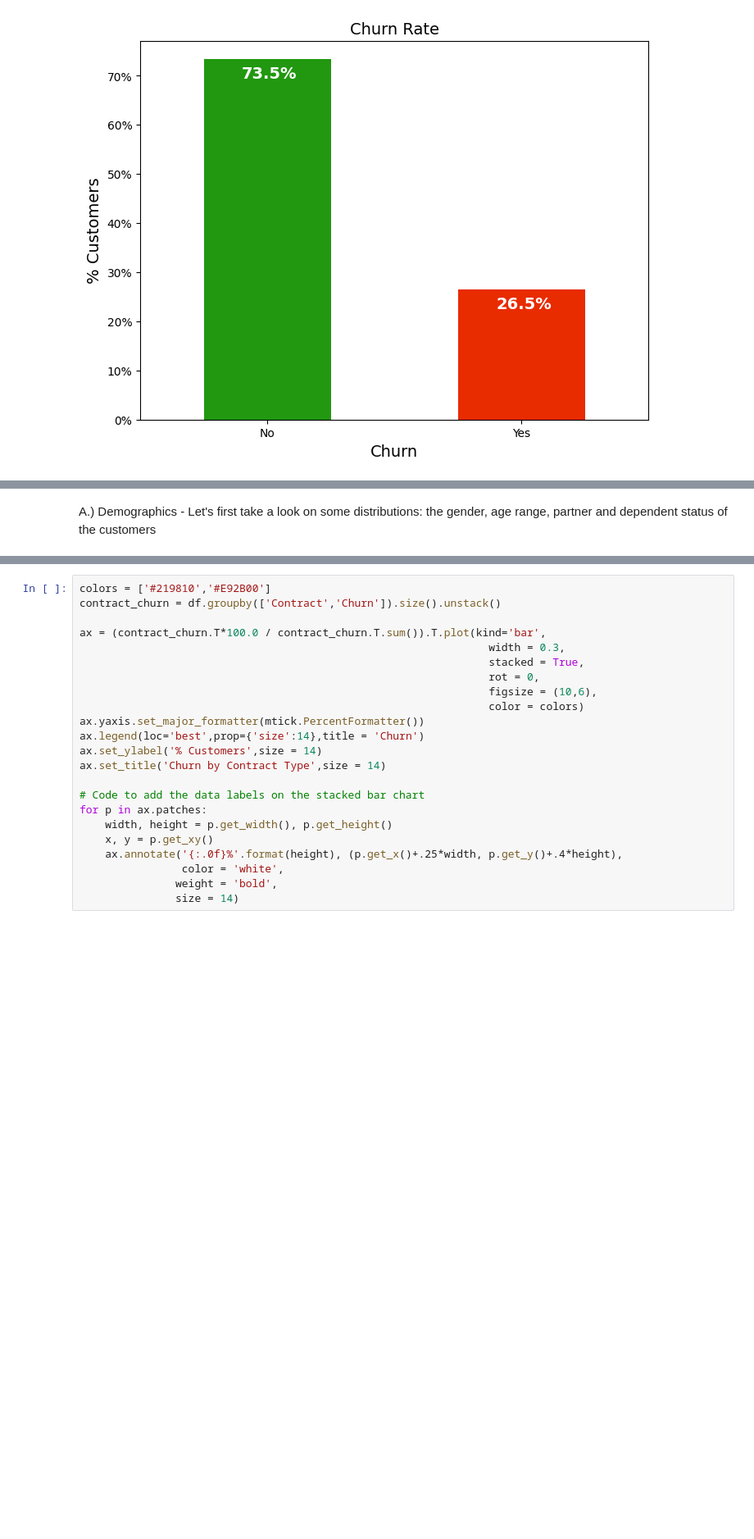
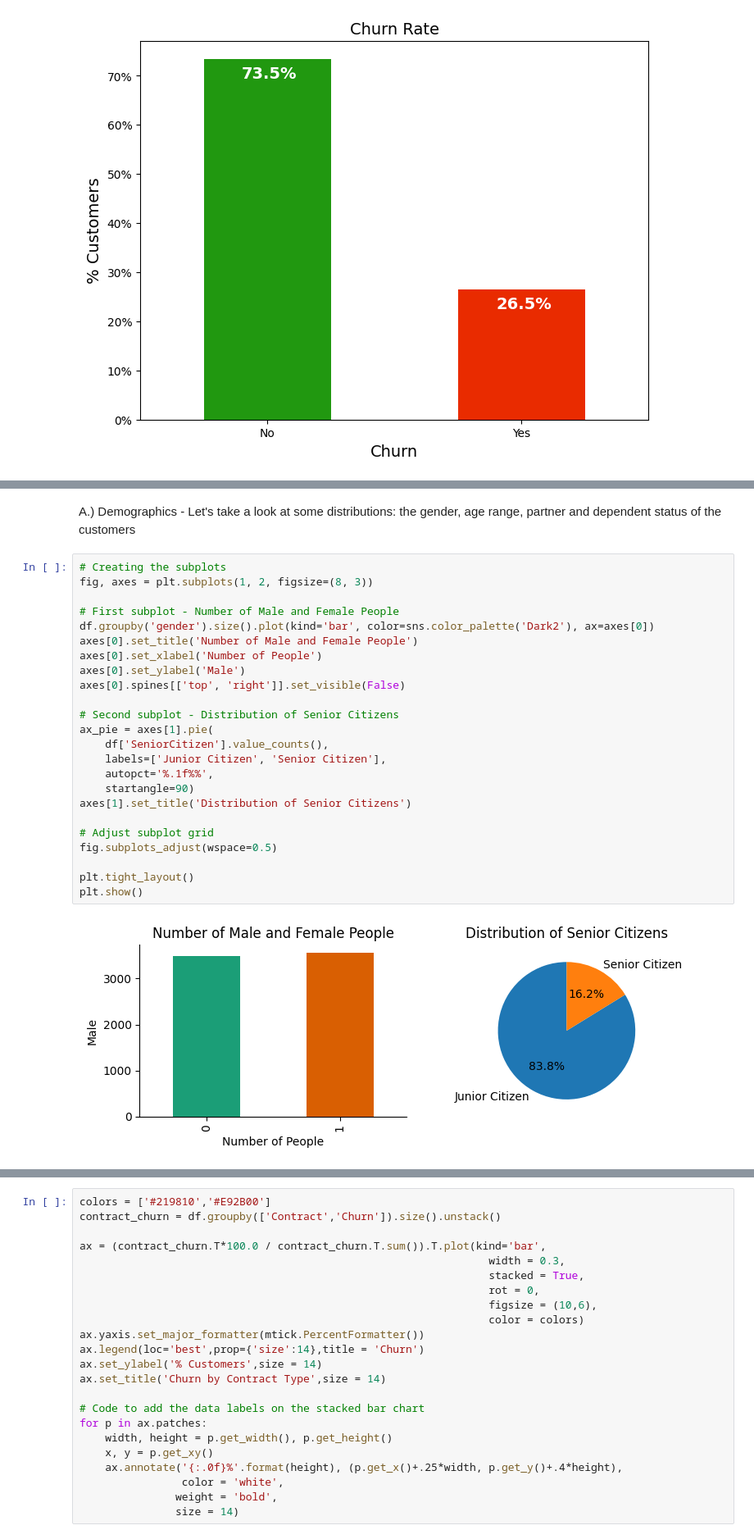
Before and after one commit to nesrineabd/churn-analysis-telecom, a Jupyter notebook: Telecom Churn Prediction.ipynb, the cells around one changed output, grey strips where cells are left out. Shown at 82% size. Cells and saved outputs as stored; diff of their text form; blank space fills up the shorter version.

```diff
--- a/Telecom Churn Prediction.ipynb
+++ b/Telecom Churn Prediction.ipynb
@@ -147,3 +230,29 @@ df_dummies.corr()['Churn'].sort_values(ascending = False).plot(kind='bar')
 # %% [markdown]
-A.) Demographics - Let's first take a look on some distributions: the gender, age range, partner and dependent status of the customers
+A.) Demographics - Let's take a look at some distributions: the gender, age range, partner and dependent status of the customers
+# %%
+# Creating the subplots
+fig, axes = plt.subplots(1, 2, figsize=(8, 3))
+
+# First subplot - Number of Male and Female People
+df.groupby('gender').size().plot(kind='bar', color=sns.color_palette('Dark2'), ax=axes[0])
+axes[0].set_title('Number of Male and Female People')
+axes[0].set_xlabel('Number of People')
+axes[0].set_ylabel('Male')
+axes[0].spines[['top', 'right']].set_visible(False)
+
+# Second subplot - Distribution of Senior Citizens
+ax_pie = axes[1].pie(
+    df['SeniorCitizen'].value_counts(),
+    labels=['Junior Citizen', 'Senior Citizen'],
+    autopct='%.1f%%',
+    startangle=90)
+axes[1].set_title('Distribution of Senior Citizens')
+
+# Adjust subplot grid
+fig.subplots_adjust(wspace=0.5)
+
+plt.tight_layout()
+plt.show()
+# %% [output]
+[figure, added]
 # %% [markdown]
```
Also changed, not shown: parts of 63 cells of this notebook.
